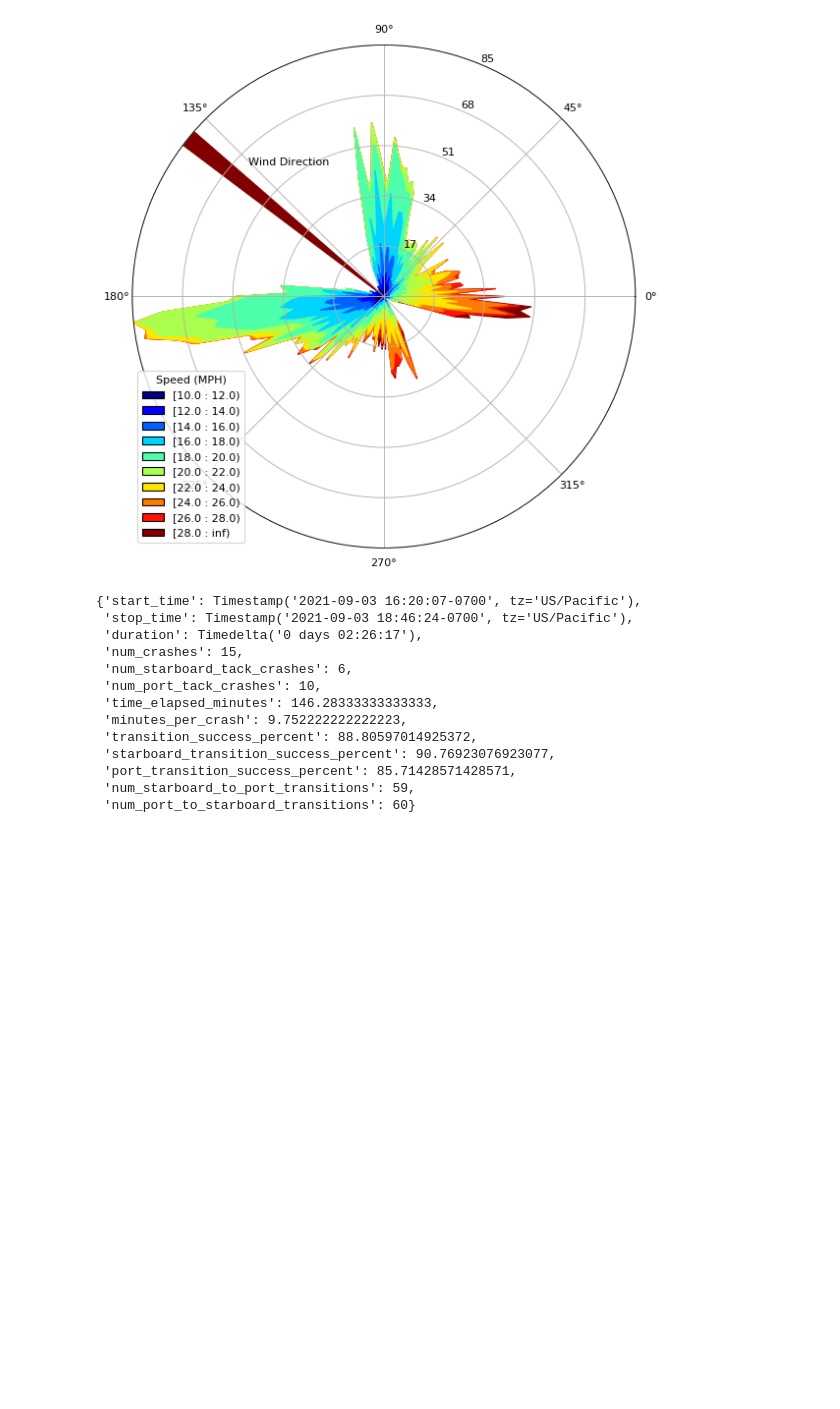
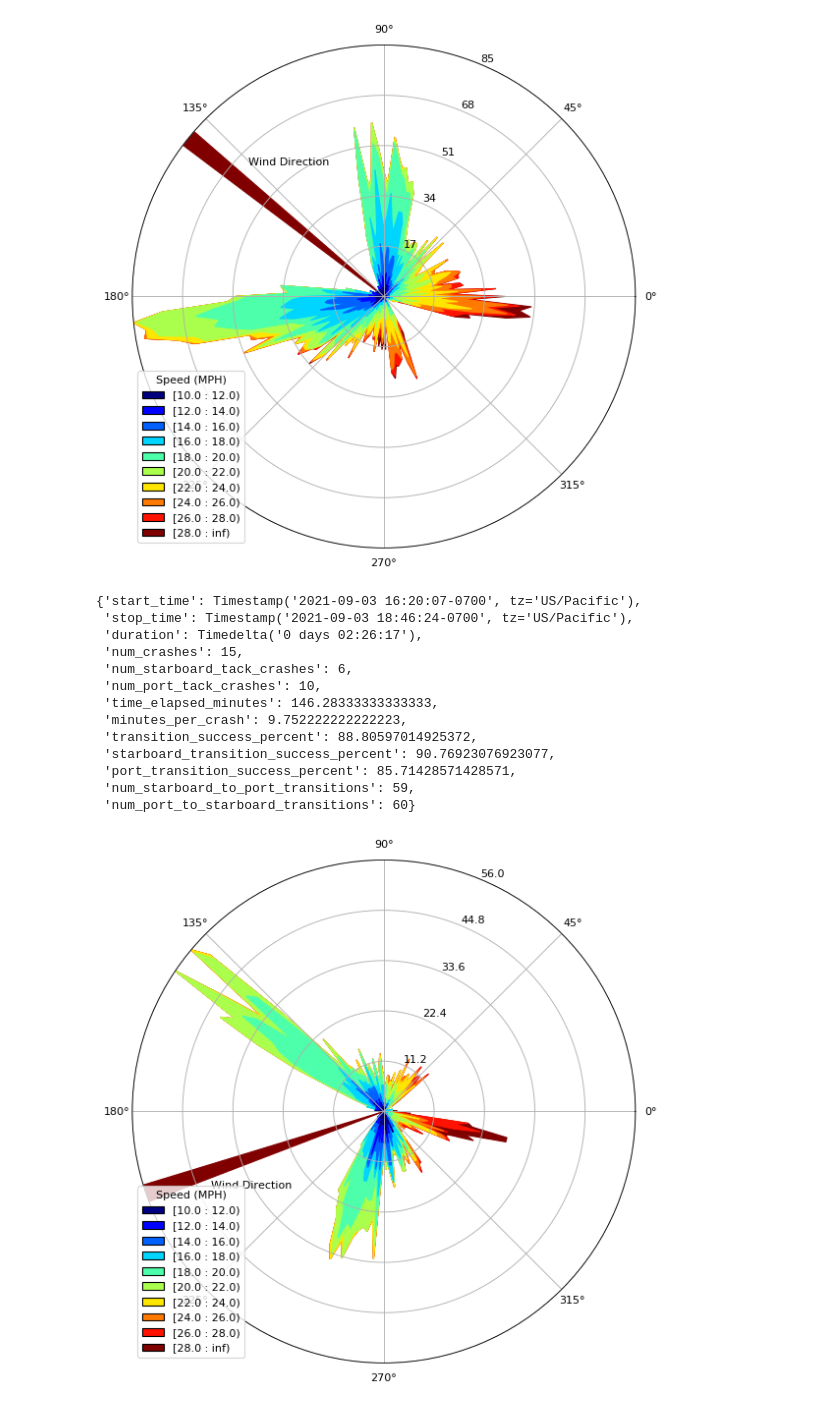
Before and after one commit to benhamner/kitefoil, a Jupyter notebook: notebooks/example.ipynb, the cells around one changed output. Drawn from its saved outputs; the diff is of its cells as text; code cells hidden in the pictures; blank space fills up the shorter version.

```diff
--- a/notebooks/example.ipynb
+++ b/notebooks/example.ipynb
@@ -22,3 +22,9 @@ session.stats
  'port_transition_success_percent': 85.71428571428571,
  'num_starboard_to_port_transitions': 59,
  'num_port_to_starboard_transitions': 60}
+# %%
+session_crissyrace = kitefoil.KiteFoilSession("../gpx/activity_7417475679.gpx")
+# %%
+session_crissyrace.windrose()
+# %% [output]
+[figure, added]
```
Also changed, not shown: parts of 1 cell of this notebook, 1 other file.
